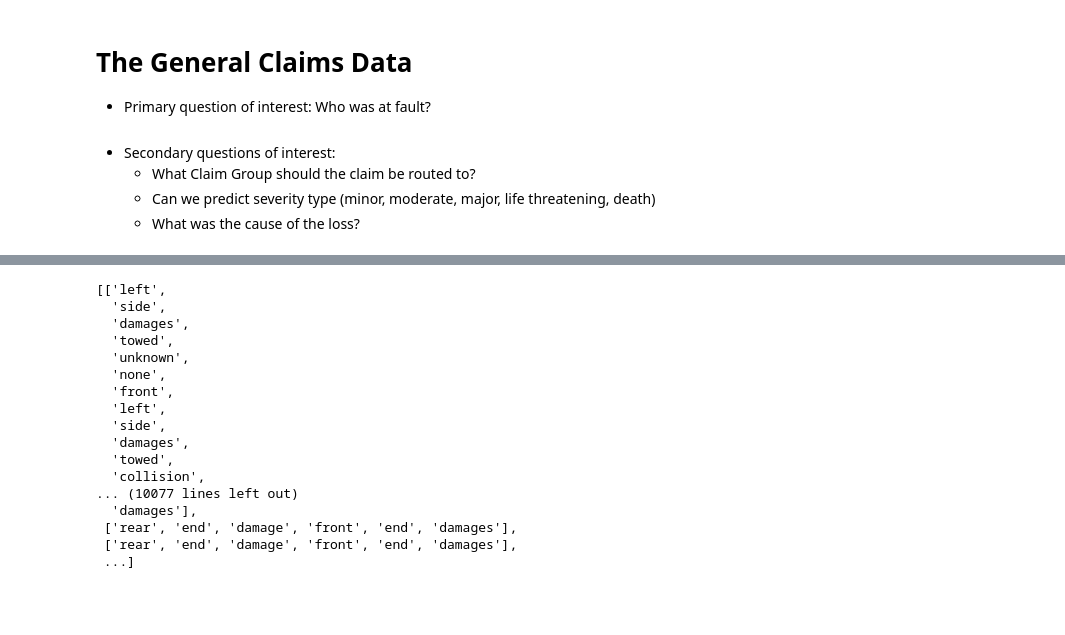
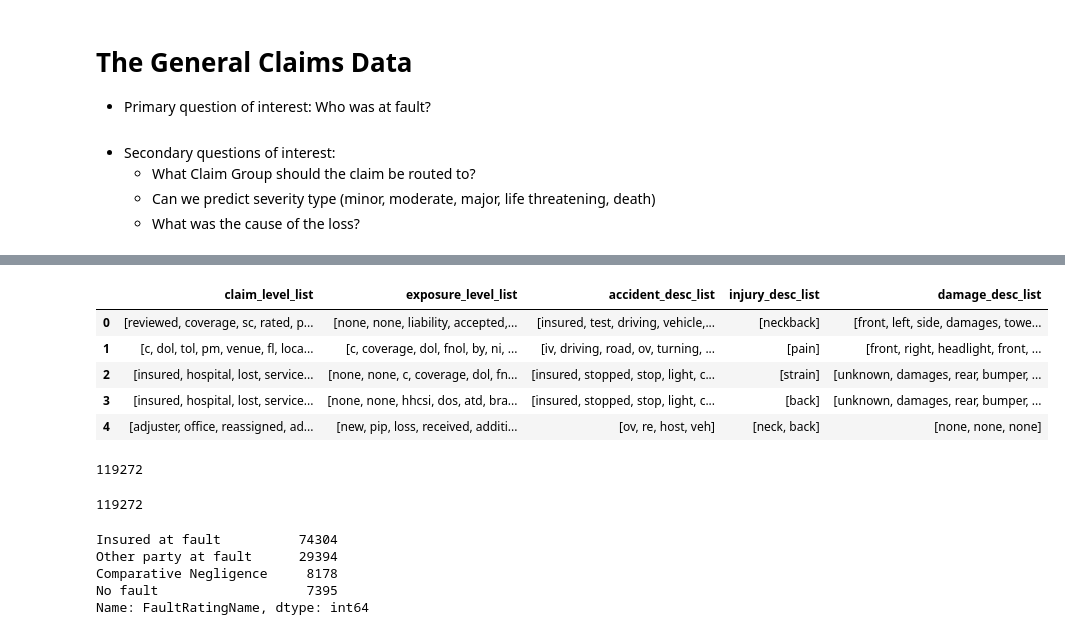
Before and after one commit to asidamo/Auto-Insuruance-finding-the-at-fault-party-with-claims-nlp, a Jupyter notebook: dq9-AM.ipynb, the cells around one changed output, grey strips where cells are left out. Saved outputs shown, nothing was run; the diff lists cells and outputs as text; code cells hidden in the pictures; blank space fills up the shorter version.

```diff
--- a/dq9-AM.ipynb
+++ b/dq9-AM.ipynb
@@ -111,25 +159,17 @@ accident_description = column_to_list_text(general_df, 'AccidentDescription')
 # %%
-injury_description = column_to_list_text(general_df, 'InjuryDescription')
+injury_description = column_to_list_text(lowered_df, 'InjuryDescription_preprocess')
 # %%
-damage_description = column_to_list_text(general_df, 'DamageDescription')
+damage_description = column_to_list_text(lowered_df, 'DamageDescription_preprocess')
-# %%
-[[token for token in word_tokenize(doc) if token.isalpha() and token not in stop] for doc in damage_description]
-# [token for token in word_tokenize(damage_description) if token.isalpha()]
-# %% [output]
-[['left',
-  'side',
-  'damages',
-  'towed',
-  'unknown',
-  'none',
-  'front',
-  'left',
-  'side',
-  'damages',
-  'towed',
-  'collision',
-... (10077 lines left out)
-  'damages'],
- ['rear', 'end', 'damage', 'front', 'end', 'damages'],
- ['rear', 'end', 'damage', 'front', 'end', 'damages'],
- ...]
+# %%
+claim_level_tokenized = [[token for token in word_tokenize(doc) if token.isalpha() and token not in stop]
+                           for doc in claim_level_body]
+exposure_level_tokenized = [[token for token in word_tokenize(doc) if token.isalpha() and token not in stop]
+                           for doc in exposure_level_body]
+accident_desc_tokenized = [[token for token in word_tokenize(doc) if token.isalpha() and token not in stop]
+                           for doc in accident_description]
+injury_desc_tokenized = [[token for token in word_tokenize(doc) if token.isalpha() and token not in stop]
+                           for doc in injury_description]
+damage_desc_tokenized = [[token for token in word_tokenize(doc) if token.isalpha() and token not in stop]
+                         for doc in damage_description]
+
+# [token for token in word_tokenize(damage_description) if token.isalpha()]
@@ -135,0 +178,20 @@ damage_description = column_to_list_text(general_df, 'DamageDescription')
+# %%
+token_cols = {'claim_level_list': claim_level_tokenized,
+         'exposure_level_list': exposure_level_tokenized,
+         'accident_desc_list': accident_desc_tokenized,
+         'injury_desc_list': injury_desc_tokenized,
+             'damage_desc_list': damage_desc_tokenized}
+df = pd.DataFrame.from_dict(token_cols)
+# %%
+df.head()
+# %% [output]
+|  | claim_level_list | exposure_level_list | accident_desc_list | injury_desc_list | damage_desc_list |
+| 0 | [reviewed, coverage, sc, rated, p... | [none, none, liability, accepted,... | [insured, test, driving, vehicle,... | [neckback] | [front, left, side, damages, towe... |
+| 1 | [c, dol, tol, pm, venue, fl, loca... | [c, coverage, dol, fnol, by, ni, ... | [iv, driving, road, ov, turning, ... | [pain] | [front, right, headlight, front, ... |
+| 2 | [insured, hospital, lost, service... | [none, none, c, coverage, dol, fn... | [insured, stopped, stop, light, c... | [strain] | [unknown, damages, rear, bumper, ... |
+| 3 | [insured, hospital, lost, service... | [none, none, hhcsi, dos, atd, bra... | [insured, stopped, stop, light, c... | [back] | [unknown, damages, rear, bumper, ... |
+| 4 | [adjuster, office, reassigned, ad... | [new, pip, loss, received, additi... | [ov, re, host, veh] | [neck, back] | [none, none, none] |
+# %%
+len(df)
+# %% [output]
+119272
@@ -135,0 +200,4 @@ damage_description = column_to_list_text(general_df, 'DamageDescription')
+# %%
+len(df_with_tokens)
+# %% [output]
+119272
@@ -135,0 +206,8 @@ damage_description = column_to_list_text(general_df, 'DamageDescription')
+# %%
+lowered_df.FaultRatingName.value_counts()
+# %% [output]
+Insured at fault          74304
+Other party at fault      29394
+Comparative Negligence     8178
+No fault                   7395
+Name: FaultRatingName, dtype: int64
```
Also changed, not shown: parts of 33 cells of this notebook.
